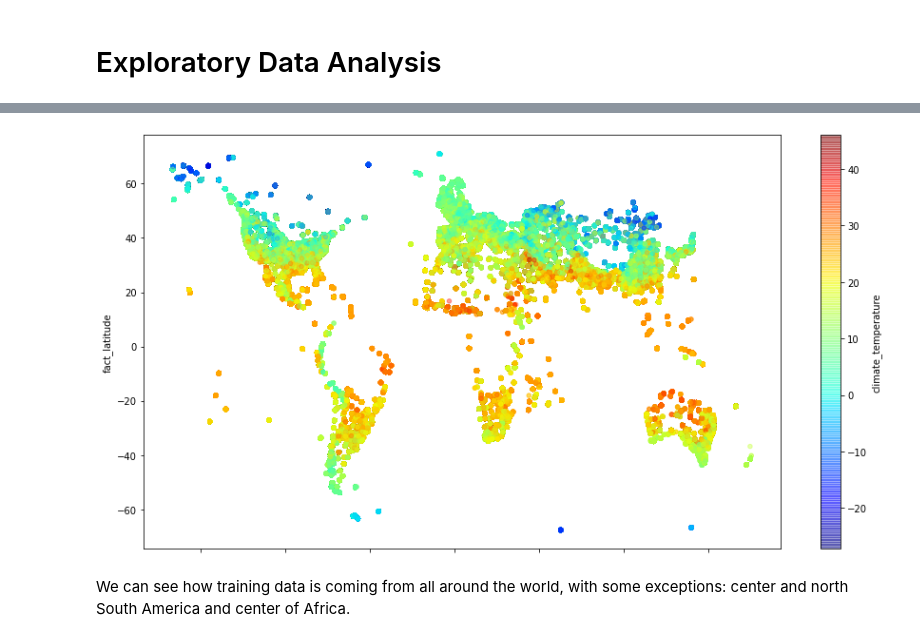
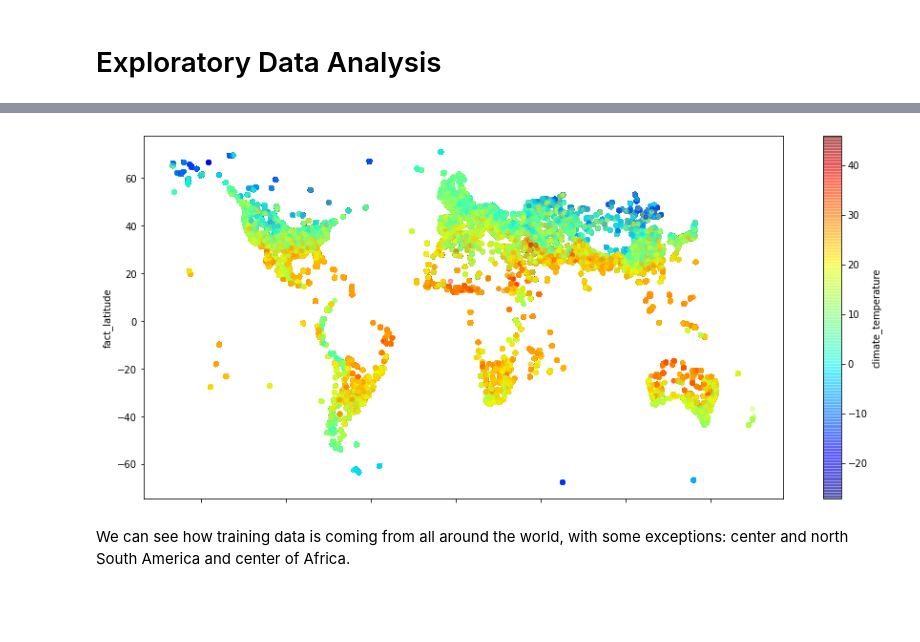
Before and after one commit to AndreaGhiglione/algorithmic-machine-learning, a Jupyter notebook: Challenges/C1 - Weather prediction/Code.ipynb, the cells around one changed output, grey strips where cells are left out. Saved outputs shown, nothing was run; the diff lists cells and outputs as text; code cells hidden in the pictures; blank space fills up the shorter version.

```diff
--- a/Challenges/C1 - Weather prediction/Code.ipynb
+++ b/Challenges/C1 - Weather prediction/Code.ipynb
@@ -9,7 +9,7 @@ from sklearn.model_selection import GridSearchCV
 from sklearn.metrics import mean_squared_error
 from sklearn.ensemble import RandomForestRegressor
 # %%
-train_df = pd.read_csv("data/train.csv", low_memory=True)
+train_df = pd.read_csv("data/train.csv", low_memory=True).iloc[:,1:]  # drop index column
 # %%
 train_df.head()
 # %% [output]
@@ -40,9 +40,9 @@ plt.show()
 # %%
 # Look at climate temperature in different areas
 train_df.plot(kind="scatter", x="fact_longitude", y="fact_latitude", alpha=0.4, c="climate_temperature",
-              cmap=plt.get_cmap("jet"), colorbar=True, figsize=(15,8))
+              cmap=plt.get_cmap("jet"), colorbar=True, figsize=(15,7))
 plt.show()
 # %% [output]
-[figure, old version]
+[figure, new version]
 # %% [markdown]
 We can see how training data is coming from all around the world, with some exceptions: center and north South America and center of Africa.
```
Also changed, not shown: parts of 52 cells of this notebook.
